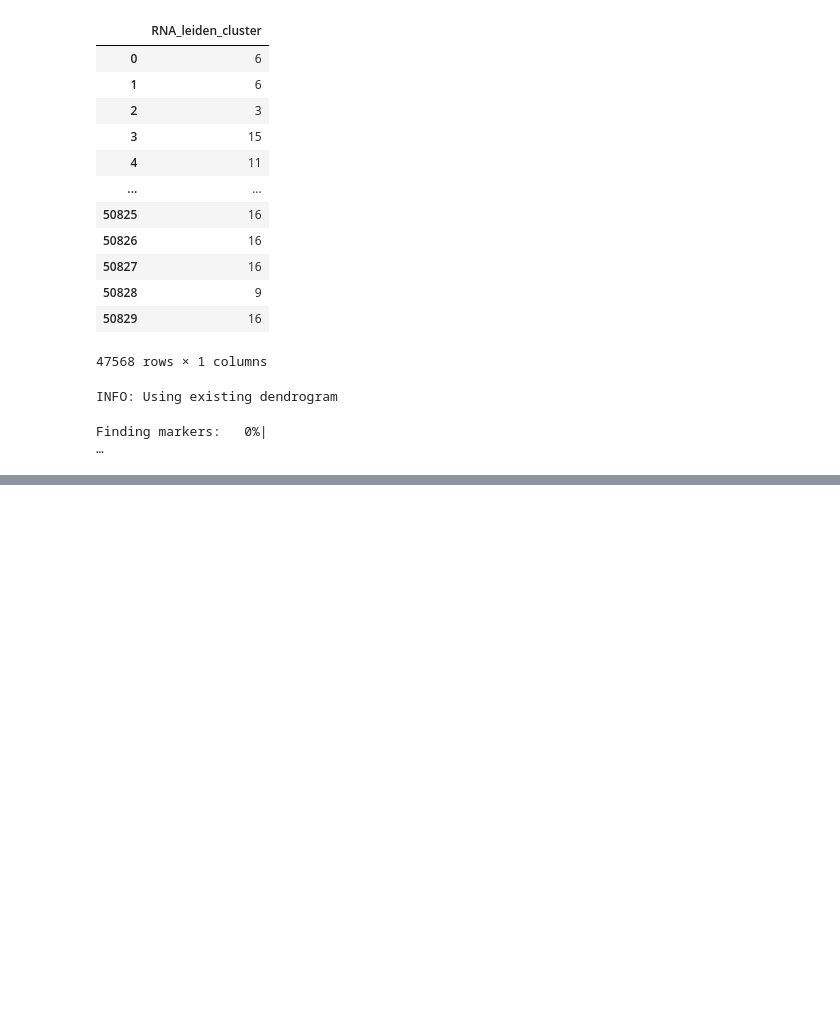
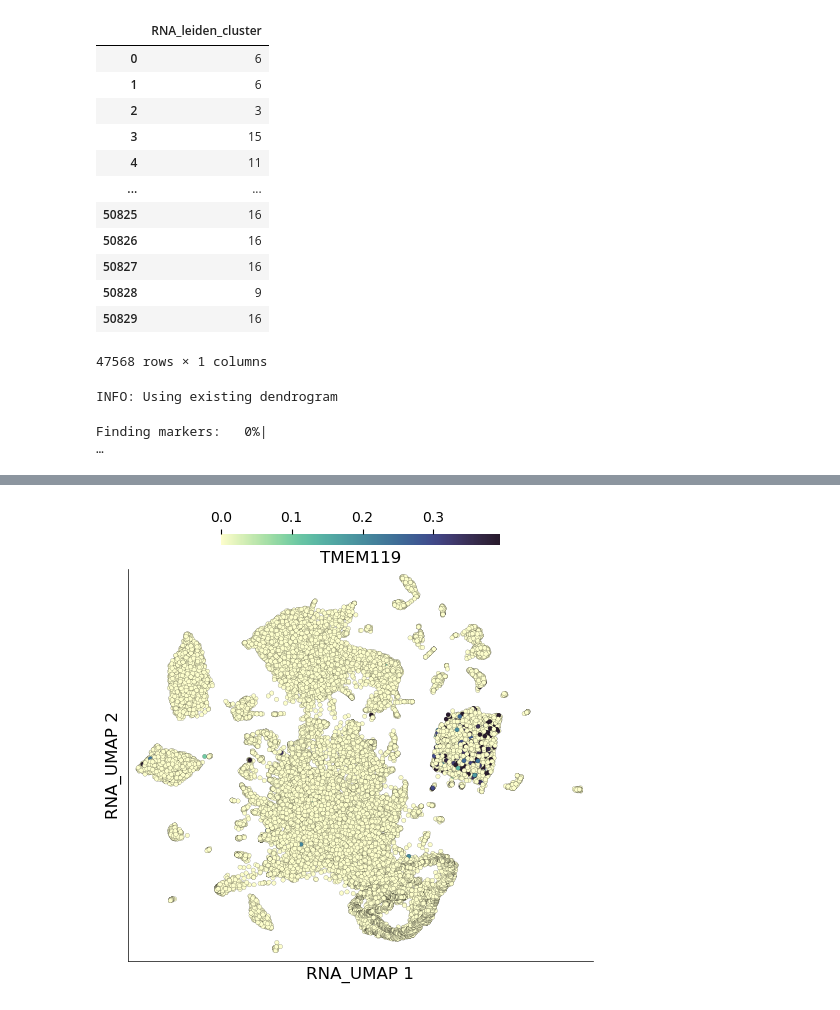
Before and after one commit to saatvik-viniak/sc-RNA-atlas, a Jupyter notebook: External Segment of globus pallidus/externalGP.ipynb, the cells around one changed output, grey strips where cells are left out. Saved outputs shown, nothing was run; the diff lists cells and outputs as text; code cells hidden in the pictures; blank space fills up the shorter version.

```diff
--- a/External Segment of globus pallidus/externalGP.ipynb
+++ b/External Segment of globus pallidus/externalGP.ipynb
@@ -220,0 +421,7 @@ markers
+# %%
+ds.plot_layout(
+    layout_key='RNA_UMAP',
+    color_by='TMEM119'
+)
+# %% [output]
+[figure, added]
```
Also changed, not shown: parts of 22 cells of this notebook, 1 other file.
